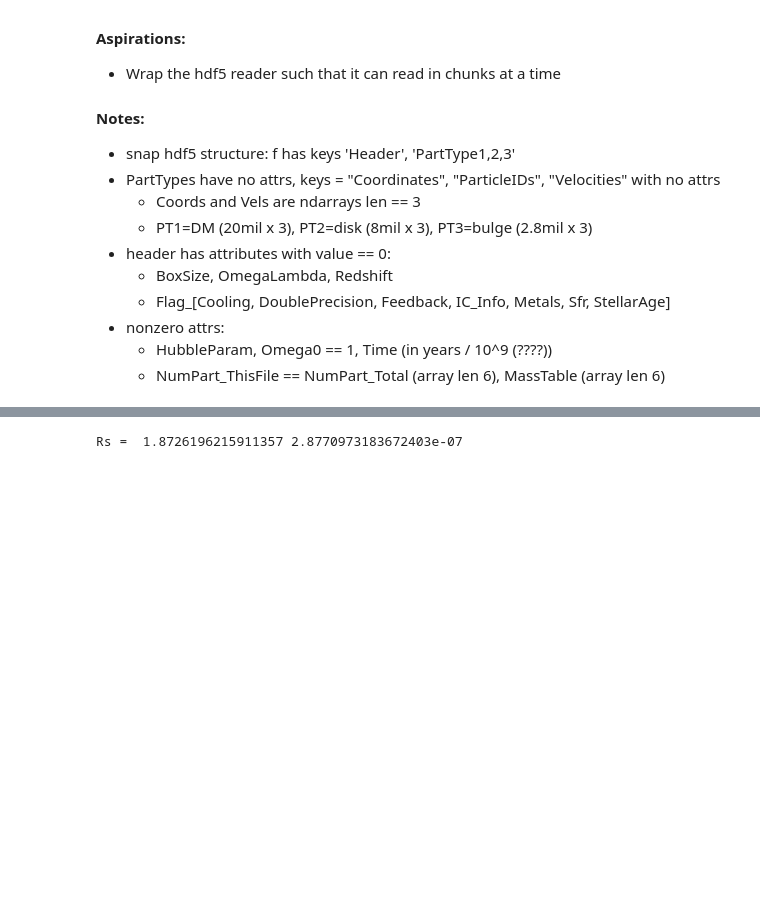
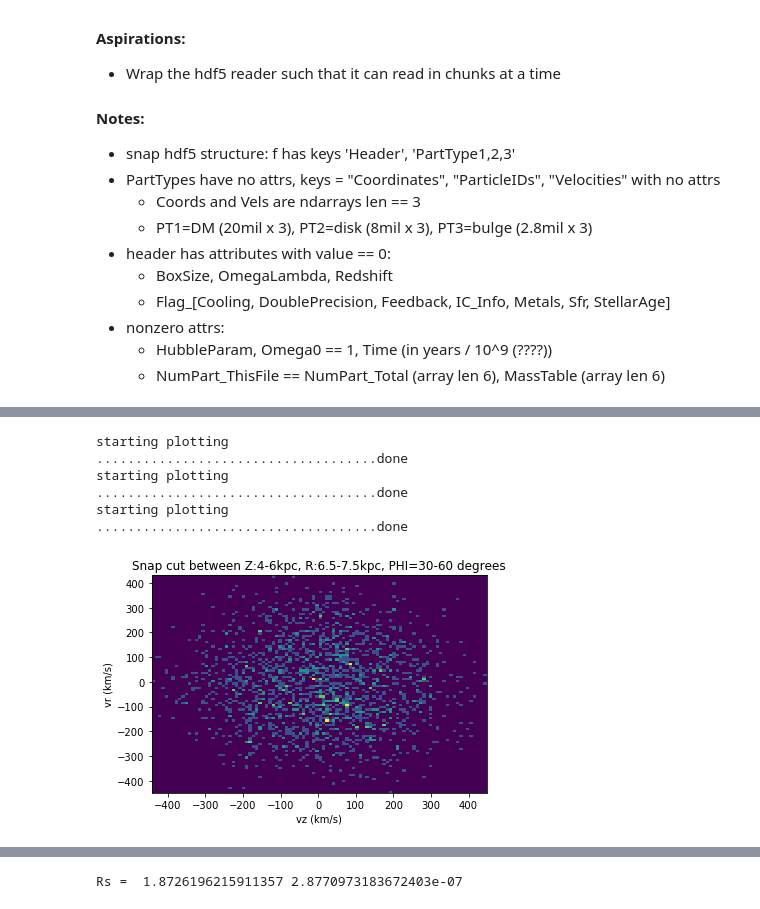
Before and after one commit to njhilliard/trojan-neighborhood, a Jupyter notebook: workbook.ipynb, the cells around one changed output, grey strips where cells are left out. Saved outputs shown, nothing was run; the diff lists cells and outputs as text; code cells hidden in the pictures; blank space fills up the shorter version.

```diff
--- a/workbook.ipynb
+++ b/workbook.ipynb
@@ -83,0 +139,35 @@ h, redg, thedg, img = plt.hist2d(df["r"][df['z'].abs() > 1], df["theta"][df['z']
+# %%
+def gen_plots(df, *tups, vels=None, path="analysis/"):
+    assert df is not None
+    params = {'z':[(-10,10)], 'r':[(0,15)], 'phi':[(-180,180)]}
+    #default values^^
+    for tup in tups:
+        start, stop, step, key = tup
+        og_start = start
+        lst = []
+        while start < stop:
+            if start + step > stop:
+                lst.append((start, stop))
+                break
+            lst.append((start, start+step))
+            start += step
+        params[key] = lst
+
+    print('starting plotting')
+    for z in params['z']:
+        for r in params['r']:
+            for phi in params['phi']:
+                print('.', end='')
+                plot_cuts(z, r, phi, df, vels=vels, save=True, path=path)
+    print('done')
+# %%
+for vels in ['vphi, vr', 'vz, vphi', 'vz, vr']:
+    gen_plots(df, (0, 6, 2, "z"), (4.5, 7.5, 1, 'r'), (-60, 60, 30, 'phi'), vels=vels)
+# %% [output]
+starting plotting
+....................................done
+starting plotting
+....................................done
+starting plotting
+....................................done
+[figure, added]
```
Also changed, not shown: parts of 13 cells of this notebook.
